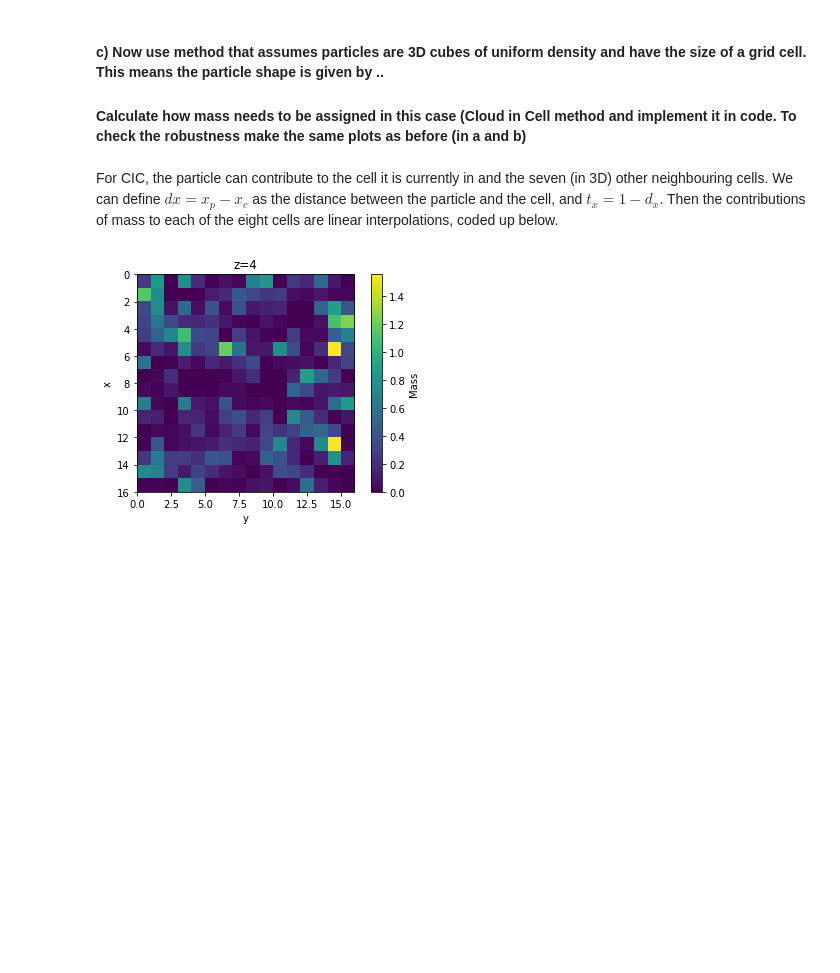
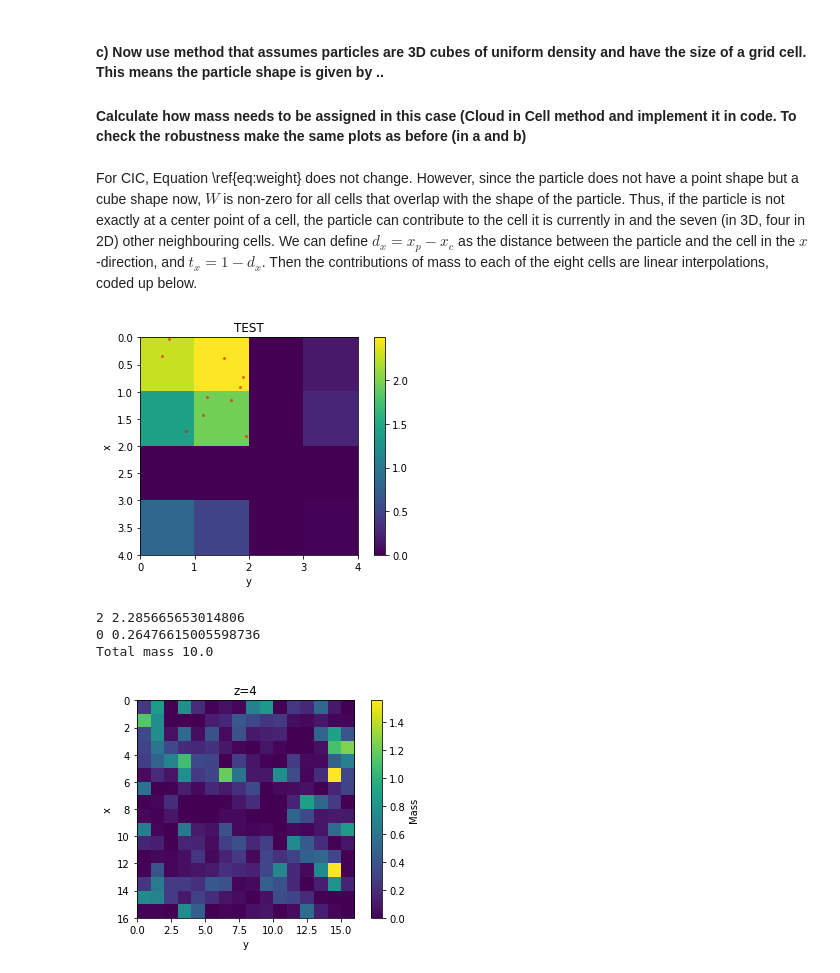
Before and after one commit to ErikOsinga/numerical_recipies, a Jupyter notebook: assignment2/question5.ipynb, the cells around one changed output. Cells and saved outputs as stored; diff of their text form; code cells hidden in the pictures; blank space fills up the shorter version.

```diff
--- a/assignment2/question5.ipynb
+++ b/assignment2/question5.ipynb
@@ -134,7 +134,7 @@ plt.show()
 
 #### Calculate how mass needs to be assigned in this case (Cloud in Cell method and implement it in code. To check the robustness make the same plots as before (in a and b)
 # %% [markdown]
-For CIC, the particle can contribute to the cell it is currently in and the seven (in 3D) other neighbouring cells. We can define $dx = x_p - x_c$ as the distance between the particle and the cell, and $t_x = 1-d_x$. Then the contributions of mass to each of the eight cells are linear interpolations, coded up below.
+For CIC, Equation \ref{eq:weight} does not change. However, since the particle does not have a point shape but a cube shape now, $W$ is non-zero for all cells that overlap with the shape of the particle. Thus, if the particle is not exactly at a center point of a cell, the particle can contribute to the cell it is currently in and the seven (in 3D, four in 2D) other neighbouring cells. We can define $d_x = x_p - x_c$ as the distance between the particle and the cell in the $x$-direction, and $t_x = 1-d_x$. Then the contributions of mass to each of the eight cells are linear interpolations, coded up below.
 # %%
 class CIC(object):
     def __init__(self, nperdim, positions):
@@ -257,6 +263,36 @@ class CIC(object):
         return all_gradients
 # %%
 cic = CIC(16,positions)
+# %%
+# TEST cell
+# postest = np.random.uniform(low=0,high=4,size=(3,100))
+postest = np.random.uniform(low=0,high=2,size=(3,10))
+# Convert to 2d
+postest[2,:] = 0
+cictest = CIC(4,postest)
+
+# Remember that x is the first axis and y is the second, so switch
+plt.scatter(postest[1],postest[0],s=4,c='r',alpha=0.5)
+plt.imshow(np.sum(cictest.massgrid,axis=2),extent=[0,4,4,0])
+plt.colorbar()
+plt.xlabel('y')
+plt.ylabel('x')
+plt.title("TEST")
+plt.savefig('./test.pdf')
+plt.show()
+
+print (np.sum((postest[0] < 1) & (postest[1]<1) )
+       ,np.sum(cictest.massgrid[0,0]))
+print (np.sum((postest[0] > 1) & (postest[1]>3)
+             &(postest[0] < 2) & (postest[1]<4))
+       ,np.sum(cictest.massgrid[1,3]))
+
+print ('Total mass',np.sum(cictest.massgrid))
+# %% [output]
+[figure, added]
+2 2.285665653014806
+0 0.26476615005598736
+Total mass 10.0
 # %%
 for z in [4,9,11,14]:
     plt.title(f"z={z}")
```
Also changed, not shown: parts of 9 cells of this notebook.
